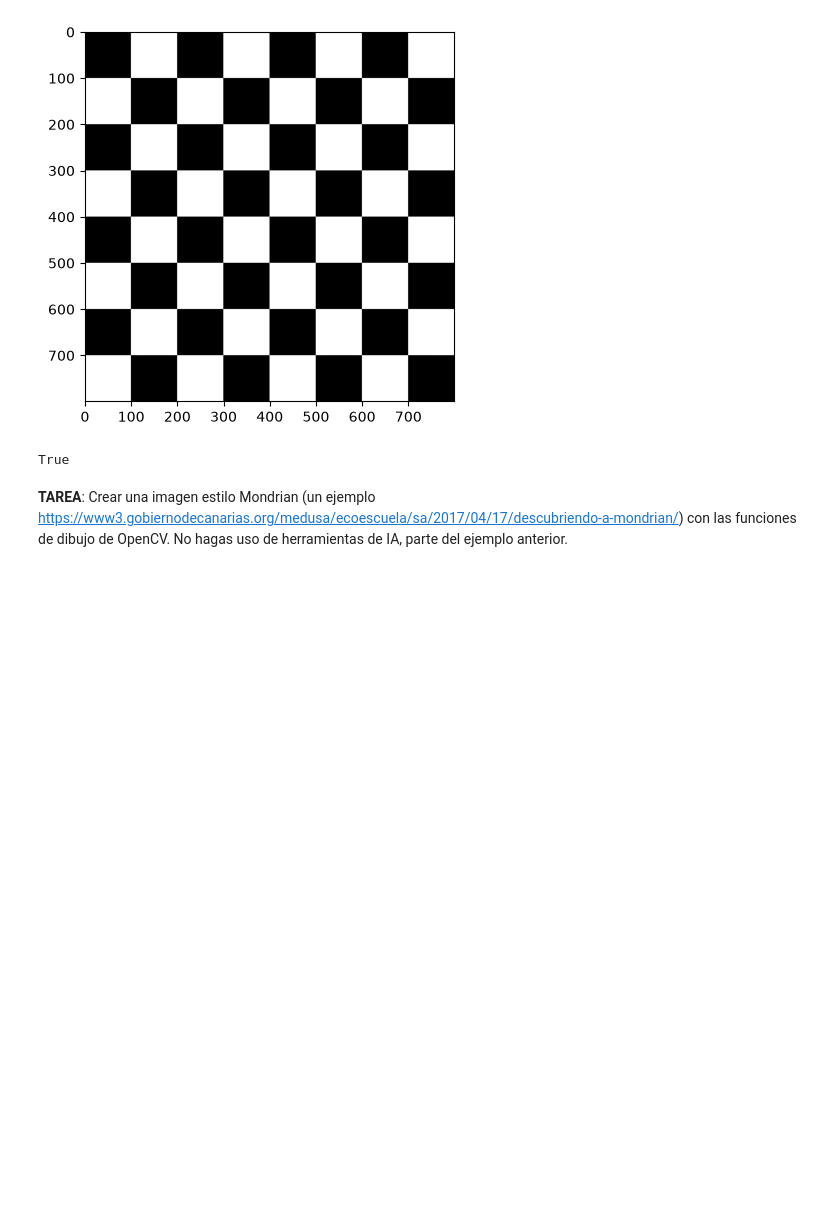
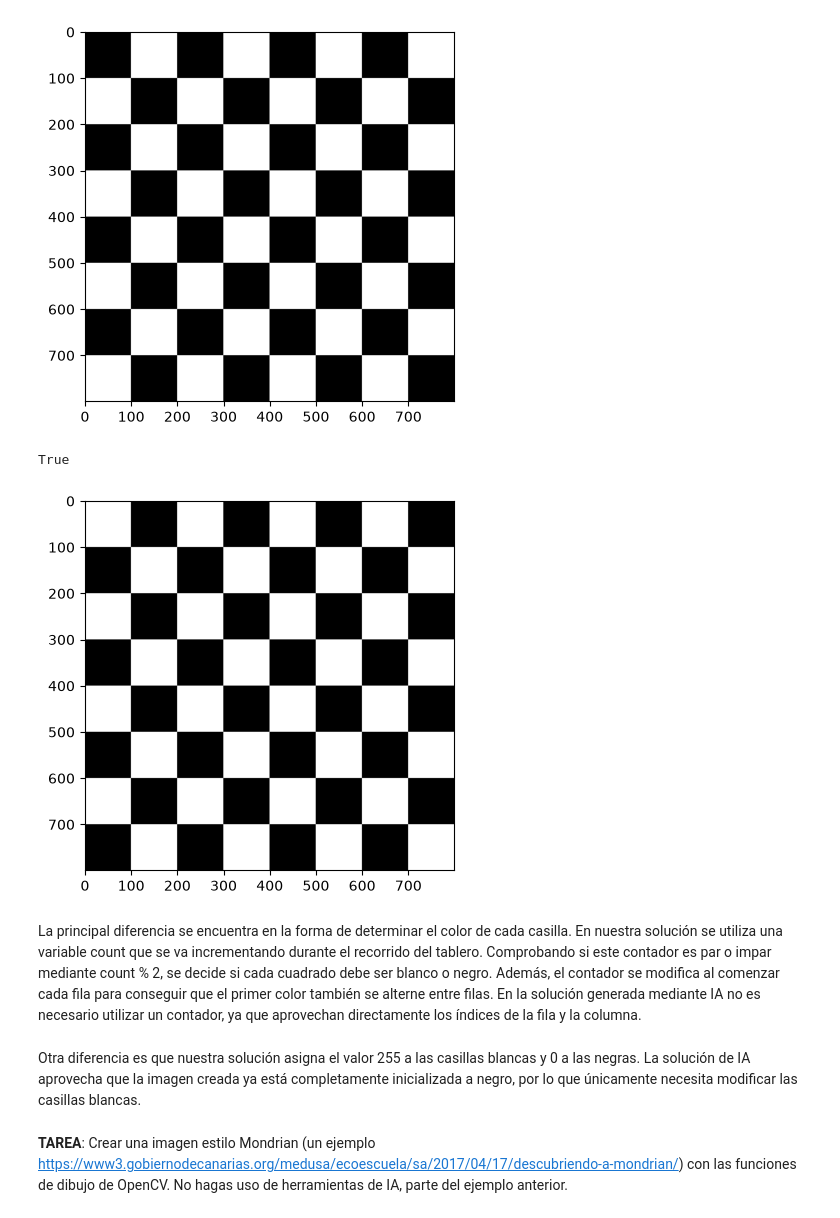
Before and after one commit to 002avid/VC_P1, a Jupyter notebook: VC_P1.ipynb, the cells around one changed output. Drawn from its saved outputs; the diff is of its cells as text; code cells hidden in the pictures; blank space fills up the shorter version.

```diff
--- a/VC_P1.ipynb
+++ b/VC_P1.ipynb
@@ -39,6 +39,47 @@ cv2.imwrite('ajedrez.jpg', gris_img)
 # %% [output]
 [figure]
 True
+# %%
+# Codigo hecho por ChatGPT para resolver el ejercicio
+
+# Dimensiones de la imagen que contendrá el tablero
+ancho = 800
+alto = 800
+
+# Número de casillas que tendrá el tablero en cada eje
+n = 8
+
+# Calculamos el tamaño de cada casilla a partir del ancho de la imagen
+tam = int(ancho / n)
+
+# Creamos una imagen de un único canal inicializada a negro
+ajedrez = np.zeros((alto, ancho, 1), dtype=np.uint8)
+
+# Recorremos las 8 filas del tablero
+for fila in range(n):
+
+    # Recorremos las 8 columnas de cada fila
+    for columna in range(n):
+
+        # La suma de fila y columna permite alternar las casillas
+        # Si la suma es par, pintamos la casilla de blanco
+        if (fila + columna) % 2 == 0:
+
+            # Calculamos la zona de la imagen que corresponde a la casilla
+            # y asignamos 255 a todos sus píxeles para pintarla de blanco
+            ajedrez[fila*tam:(fila+1)*tam,
+                    columna*tam:(columna+1)*tam] = 255
+
+# Mostramos la imagen utilizando un mapa de color en escala de grises
+plt.imshow(ajedrez, cmap='gray', vmin=0, vmax=255)
+
+plt.show()
+# %% [output]
+[figure, added]
+# %% [markdown]
+La principal diferencia se encuentra en la forma de determinar el color de cada casilla. En nuestra solución se utiliza una variable count que se va incrementando durante el recorrido del tablero. Comprobando si este contador es par o impar mediante count % 2, se decide si cada cuadrado debe ser blanco o negro. Además, el contador se modifica al comenzar cada fila para conseguir que el primer color también se alterne entre filas. En la solución generada mediante IA no es necesario utilizar un contador, ya que aprovechan directamente los índices de la fila y la columna.
+# %% [markdown]
+Otra diferencia es que nuestra solución asigna el valor 255 a las casillas blancas y 0 a las negras. La solución de IA aprovecha que la imagen creada ya está completamente inicializada a negro, por lo que únicamente necesita modificar las casillas blancas.
 # %% [markdown]
 **TAREA**: Crear una imagen estilo Mondrian (un ejemplo https://www3.gobiernodecanarias.org/medusa/ecoescuela/sa/2017/04/17/descubriendo-a-mondrian/) con las funciones de dibujo de OpenCV.
 No hagas uso de herramientas de IA, parte del ejemplo anterior.
```
